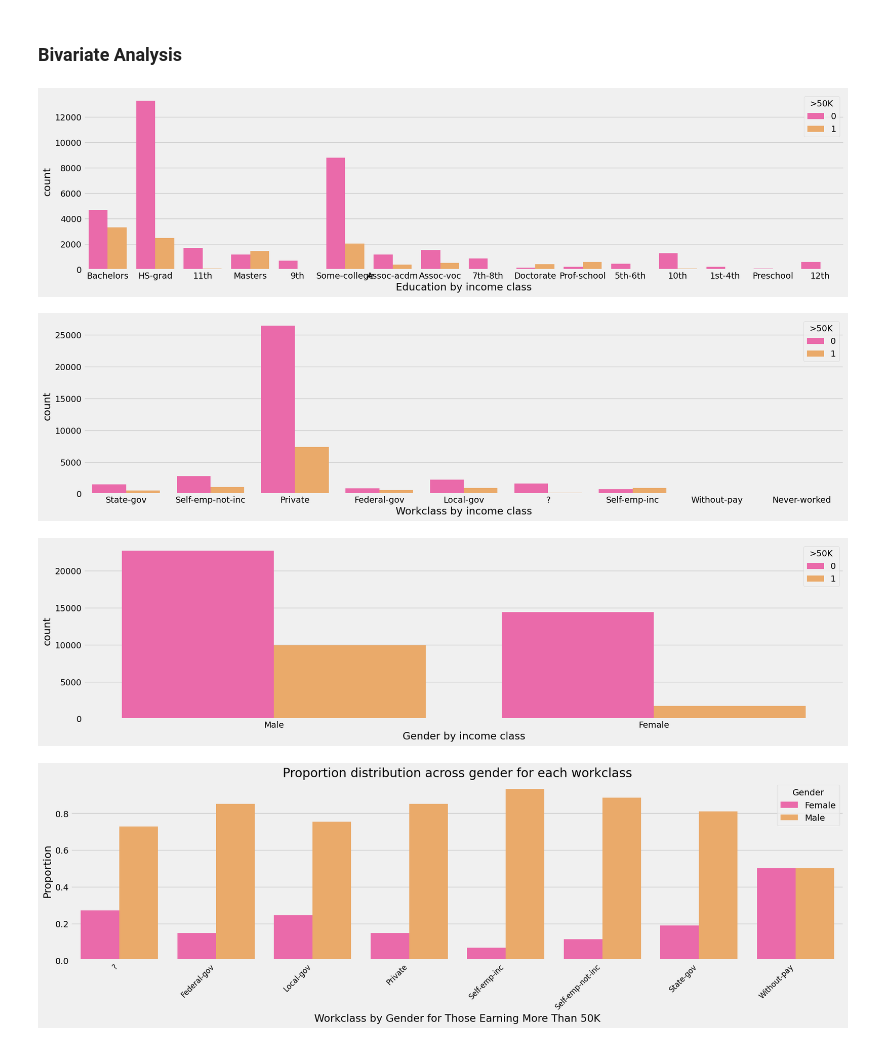
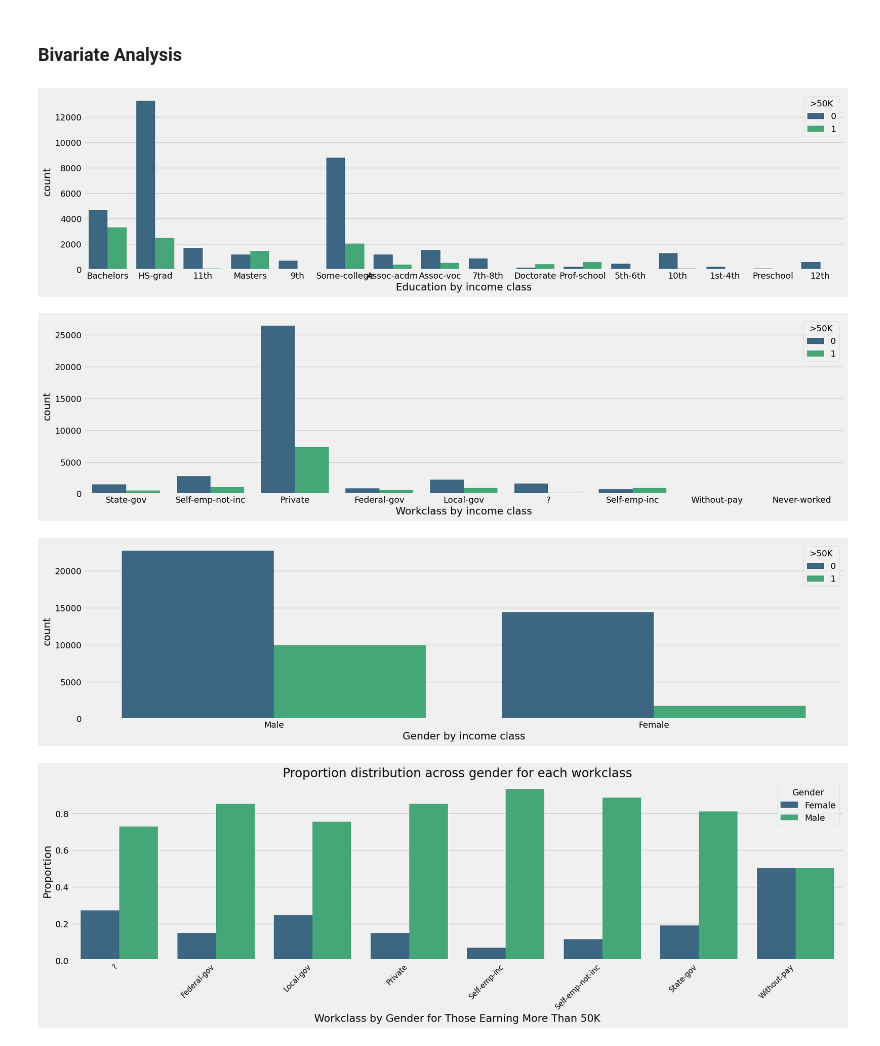
Before and after one commit to jrafei/income-prediction, a Jupyter notebook: notebooks/data_exploration.ipynb, the cells around one changed output. Cells and saved outputs as stored; diff of their text form; code cells hidden in the pictures.

```diff
--- a/notebooks/data_exploration.ipynb
+++ b/notebooks/data_exploration.ipynb
@@ -401,27 +419,27 @@ On observe aucucne corrélation entre les données.
 # %%
 # Proportion of income classes accross education level
 plt.figure(figsize=(20,5))
-sns.countplot(x='education', data=data, hue='>50K', palette='spring')
+sns.countplot(x='education', data=data, hue='>50K', palette='viridis')
 plt.xlabel("Education by income class")
 plt.show()
 # %% [output]
-[figure, old version]
+[figure, new version]
 # %%
 # Proportion of income classes accross workclass
 plt.figure(figsize=(20,5))
-sns.countplot(x='workclass', data=data, hue='>50K', palette='spring')
+sns.countplot(x='workclass', data=data, hue='>50K', palette='viridis')
 plt.xlabel("Workclass by income class")
 plt.show()
 # %% [output]
-[figure, old version]
+[figure, new version]
 # %%
 # Proportion of income classes accross gender
 plt.figure(figsize=(20,5))
-sns.countplot(x='sex', data=data, hue='>50K', palette='spring')
+sns.countplot(x='sex', data=data, hue='>50K', palette='viridis')
 plt.xlabel("Gender by income class")
 plt.show()
 # %% [output]
-[figure, old version]
+[figure, new version]
 # %%
 # Proportion distribution accross gender for each workclass for those earning more than 50K
 
@@ -435,7 +453,7 @@ proportion_data['proportion'] = proportion_data['count'] / total_counts
 
 # Plot
 plt.figure(figsize=(20, 5))
-sns.barplot(x='workclass', y='proportion', hue='sex', data=proportion_data, palette='spring')
+sns.barplot(x='workclass', y='proportion', hue='sex', data=proportion_data, palette='viridis')
 plt.xlabel("Workclass by Gender for Those Earning More Than 50K")
 plt.ylabel("Proportion")
 plt.xticks(rotation=45, horizontalalignment='right', fontsize=12)
@@ -443,7 +461,7 @@ plt.title("Proportion distribution across gender for each workclass")
 plt.legend(title='Gender')
 plt.show()
 # %% [output]
-[figure, old version]
+[figure, new version]
 # %%
 # Proportion of income classes by occupation
 plt.figure(figsize=(20,5))
```
Also changed, not shown: parts of 16 cells of this notebook, 2 other files.
